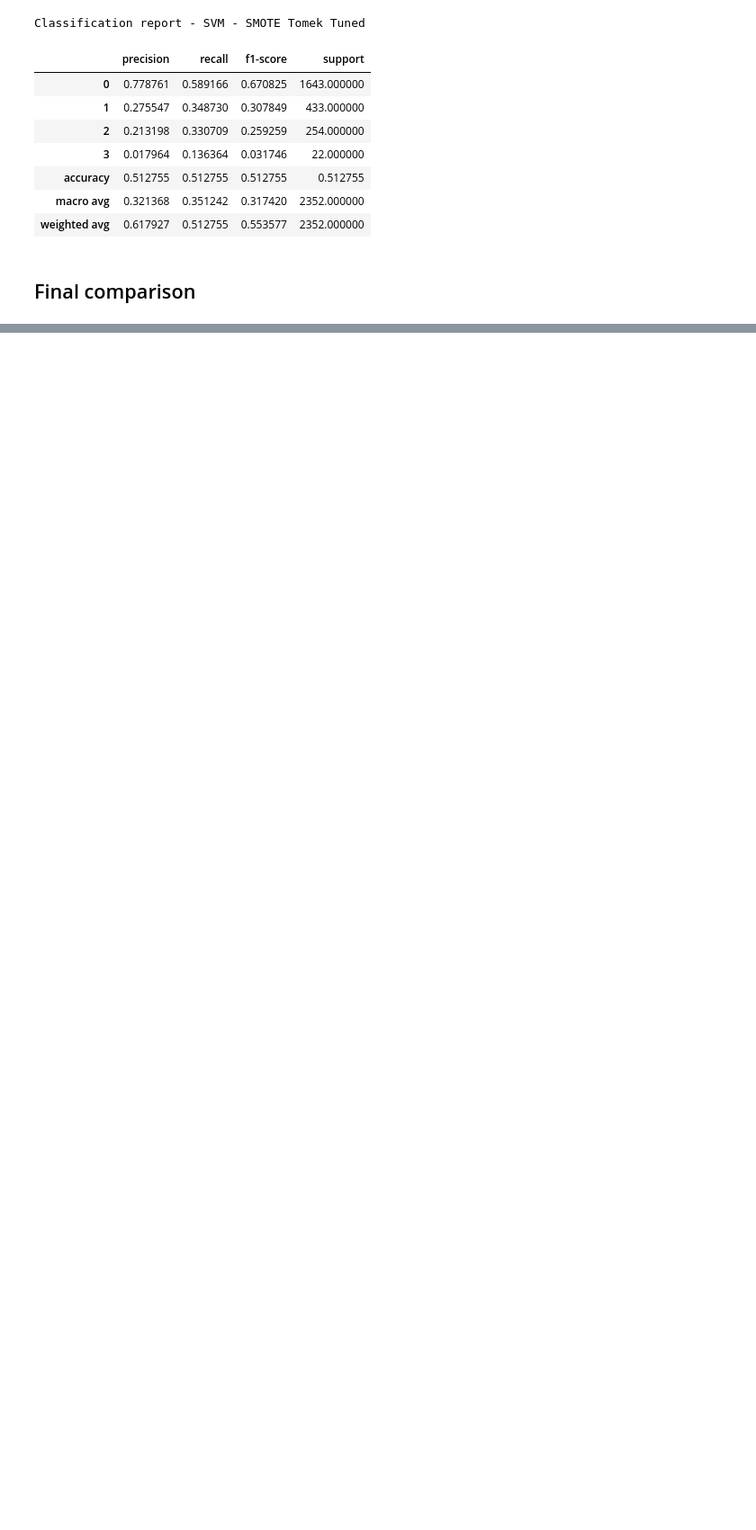
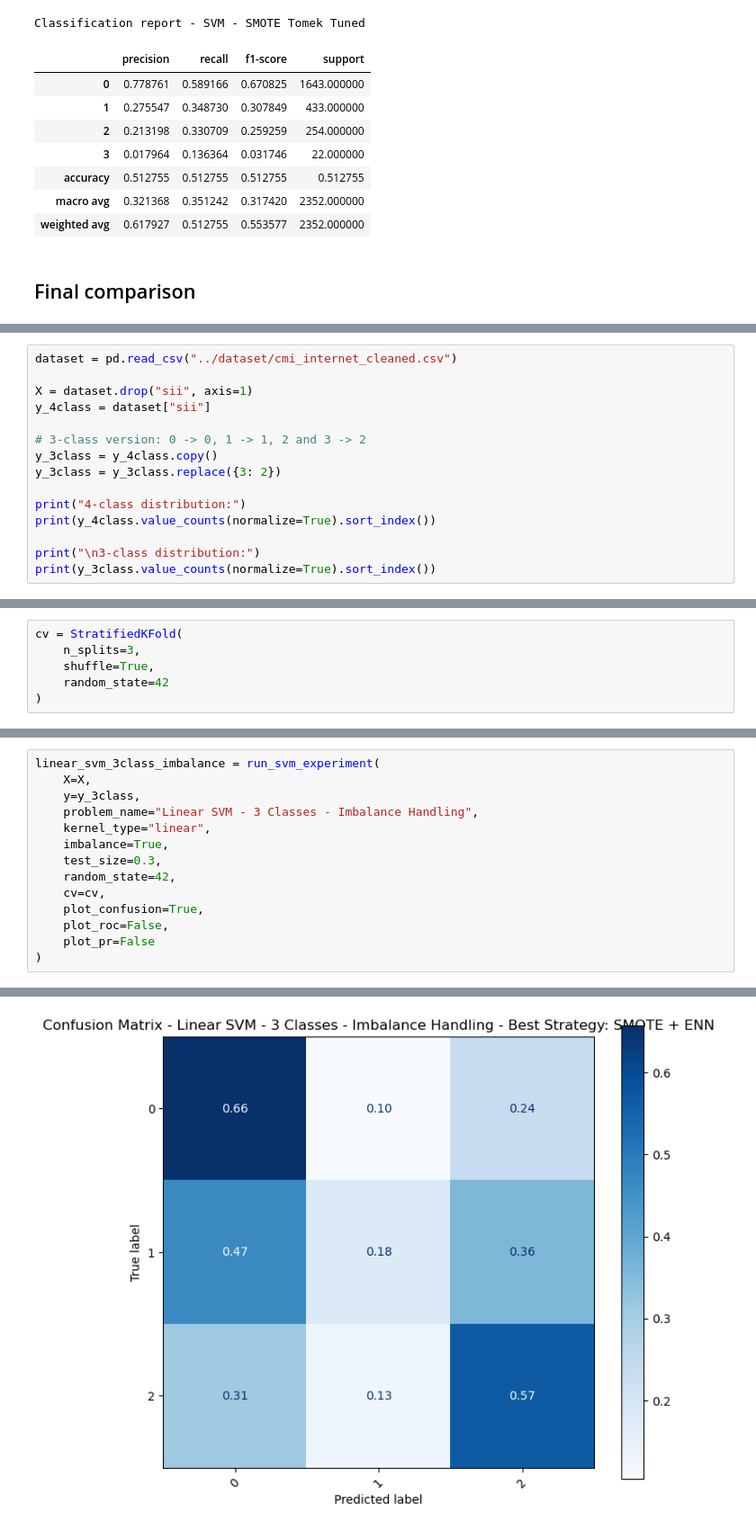
Before and after one commit to lorenzobuccolini03/Data-Mining---Advanced-Topics, a Jupyter notebook: Advanced Classification/SVM_lin_nonlin.ipynb, the cells around one changed output, grey strips where cells are left out. Shown at 90% size. Drawn from its saved outputs; the diff is of its cells as text; blank space fills up the shorter version.

Commit message:
svm non linear

```diff
--- a/Advanced Classification/SVM_lin_nonlin.ipynb
+++ b/Advanced Classification/SVM_lin_nonlin.ipynb
@@ -623,0 +609,15 @@ per_class_f1_svm
+# %%
+dataset = pd.read_csv("../dataset/cmi_internet_cleaned.csv")
+
+X = dataset.drop("sii", axis=1)
+y_4class = dataset["sii"]
+
+# 3-class version: 0 -> 0, 1 -> 1, 2 and 3 -> 2
+y_3class = y_4class.copy()
+y_3class = y_3class.replace({3: 2})
+
+print("4-class distribution:")
+print(y_4class.value_counts(normalize=True).sort_index())
+
+print("\n3-class distribution:")
+print(y_3class.value_counts(normalize=True).sort_index())
@@ -623,0 +639,6 @@ per_class_f1_svm
+# %%
+cv = StratifiedKFold(
+    n_splits=3,
+    shuffle=True,
+    random_state=42
+)
@@ -623,0 +899,15 @@ per_class_f1_svm
+# %%
+linear_svm_3class_imbalance = run_svm_experiment(
+    X=X,
+    y=y_3class,
+    problem_name="Linear SVM - 3 Classes - Imbalance Handling",
+    kernel_type="linear",
+    imbalance=True,
+    test_size=0.3,
+    random_state=42,
+    cv=cv,
+    plot_confusion=True,
+    plot_roc=False,
+    plot_pr=False
+)
+# %% [output]
@@ -623,0 +947 @@ per_class_f1_svm
+[figure, added]
```
Also changed, not shown: parts of 17 cells of this notebook.
